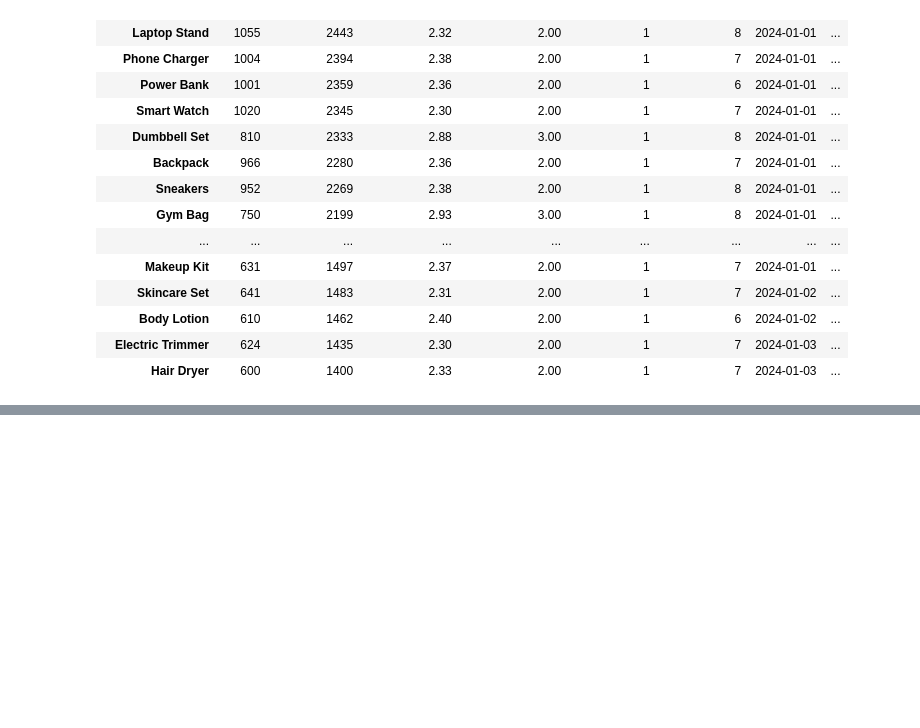
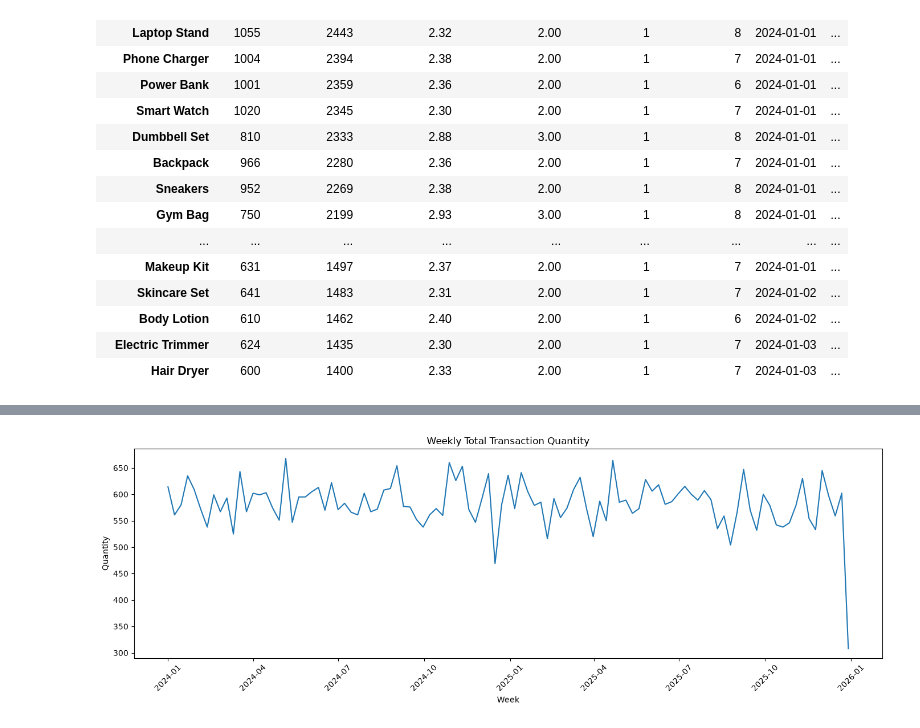
Before and after one commit to Thomasayanfeoluwa/E-Commerce-Risk-And-Demand-Intelligent-System, a Jupyter notebook: notebook/01_data_understanding.ipynb, the cells around one changed output, grey strips where cells are left out. Saved outputs shown, nothing was run; the diff lists cells and outputs as text; code cells hidden in the pictures; blank space fills up the shorter version.

```diff
--- a/notebook/01_data_understanding.ipynb
+++ b/notebook/01_data_understanding.ipynb
@@ -481,0 +679,17 @@ Number of products: 30
+# %%
+# 8. WEEKLY DEMAND TREND
+
+weekly_total = (
+    model_b
+    .groupby("week")
+    .agg(
+        orders=("order_id", "size"),
+        total_quantity=("quantity", "sum")
+    )
+)
+
+display(weekly_total.head())
+display(weekly_total.tail())
+
+print("\nWeekly demand statistics:")
+display(weekly_total["total_quantity"].describe())
@@ -481,0 +721,20 @@ Number of products: 30
+# %%
+# 9. WEEKLY DEMAND VISUALIZATION
+# ============================================================
+
+plt.figure(figsize=(14, 5))
+
+plt.plot(
+    weekly_total.index,
+    weekly_total["total_quantity"]
+)
+
+plt.title("Weekly Total Transaction Quantity")
+plt.xlabel("Week")
+plt.ylabel("Quantity")
+plt.xticks(rotation=45)
+plt.tight_layout()
+
+plt.show()
+# %% [output]
+[figure, added]
```
Also changed, not shown: parts of 5 cells of this notebook.
